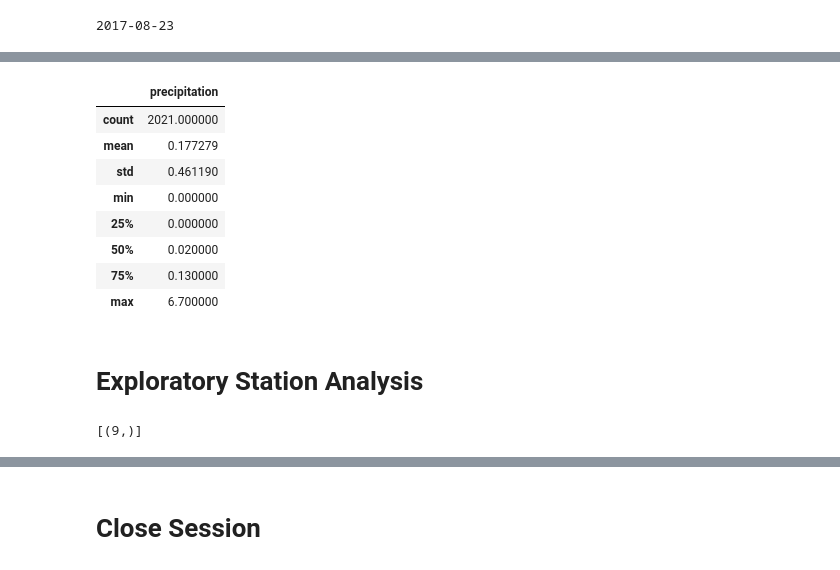
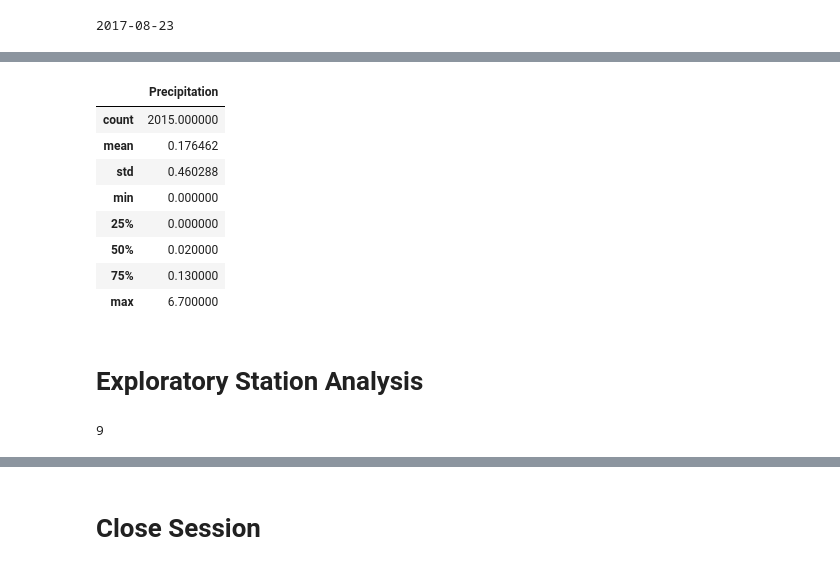
Before and after one commit to Shakermaker001/sqlalchemy-challenge, a Jupyter notebook: climate_starter.ipynb, the cells around one changed output, grey strips where cells are left out. Saved outputs shown, nothing was run; the diff lists cells and outputs as text; code cells hidden in the pictures.

```diff
--- a/climate_starter.ipynb
+++ b/climate_starter.ipynb
@@ -73,10 +67,11 @@ rainy_days_df = pd.DataFrame(results, columns=['Date', 'Precipitation']).dropna(
 # %%
 # Use Pandas to calculate the summary statistics for the precipitation data
+rainy_days_df.describe()
 # %% [output]
-|  | precipitation |
-| count | 2021.000000 |
-| mean | 0.177279 |
-| std | 0.461190 |
+|  | Precipitation |
+| count | 2015.000000 |
+| mean | 0.176462 |
+| std | 0.460288 |
 | min | 0.000000 |
 | 25% | 0.000000 |
 | 50% | 0.020000 |
@@ -86,5 +81,7 @@ rainy_days_df = pd.DataFrame(results, columns=['Date', 'Precipitation']).dropna(
 # Exploratory Station Analysis
 # %%
 # Design a query to calculate the total number of stations in the dataset
+station_count = session.query(station.station).count()
+station_count
 # %% [output]
-[(9,)]
+9
```
Also changed, not shown: parts of 7 cells of this notebook, 1 other file.
